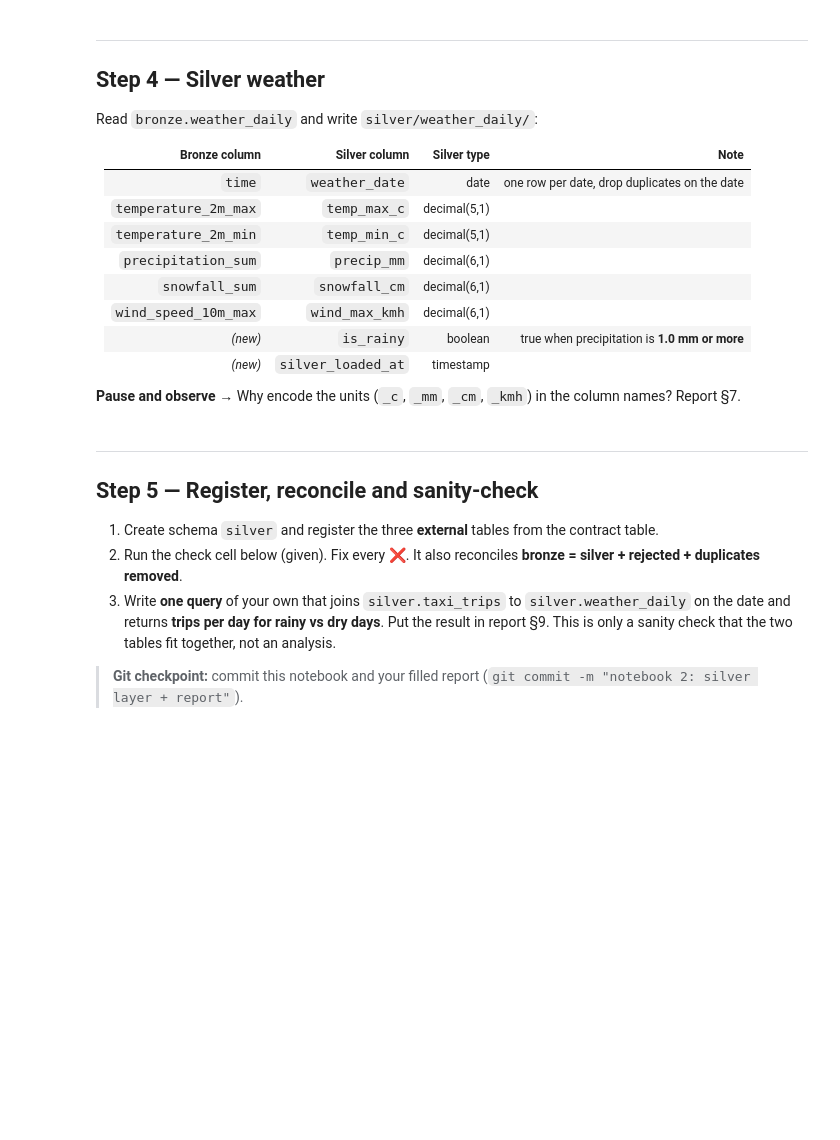
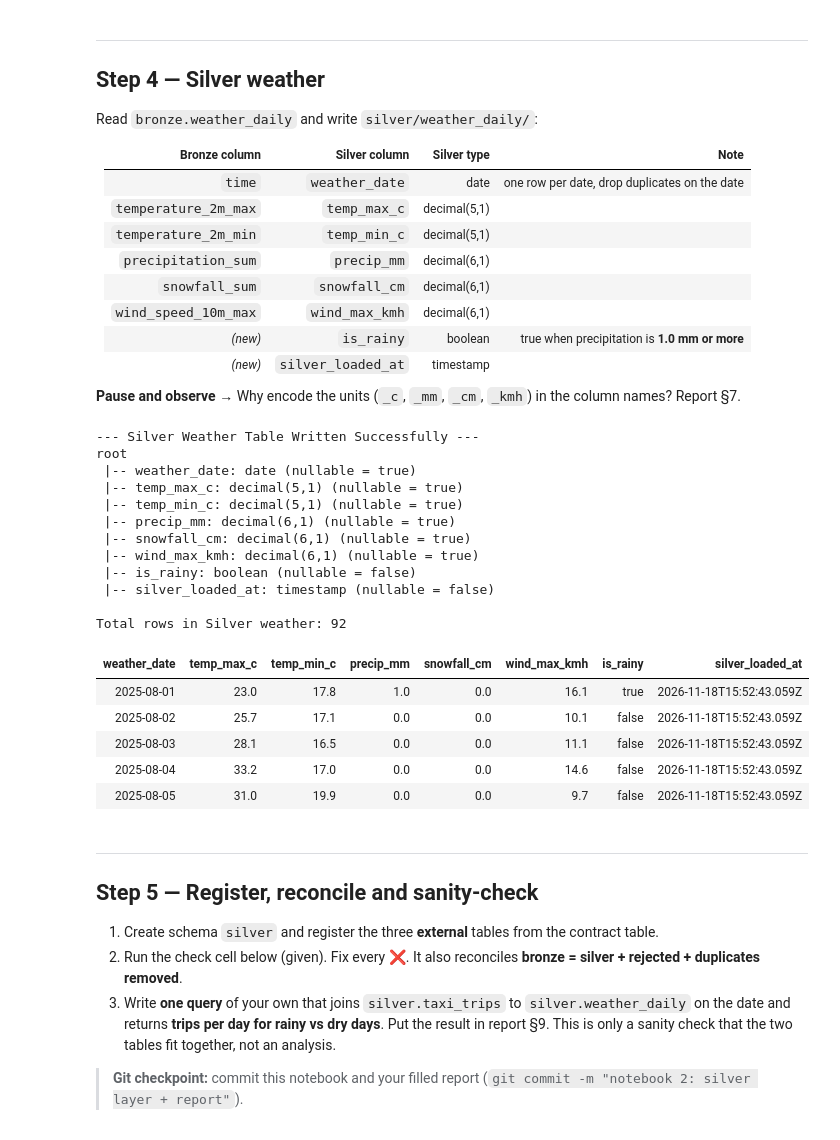
Before and after one commit to rashmikt/databricks-adls-silver, a Jupyter notebook: starter/02_build_silver.ipynb, the cells around one changed output. Saved outputs shown, nothing was run; the diff lists cells and outputs as text; code cells hidden in the pictures; blank space fills up the shorter version.

Commit message:
notebook 2: silver layer, 14/14 checks

```diff
--- a/starter/02_build_silver.ipynb
+++ b/starter/02_build_silver.ipynb
@@ -132,3 +354,63 @@ Read `bronze.weather_daily` and write `silver/weather_daily/`:
+# %%
+from pyspark.sql.functions import col, when, current_timestamp, to_date, lit
+
+# 1. Read the Bronze weather table
+df_bronze_weather = spark.table(f"{CATALOG}.bronze.weather_daily")
+
+# 2. Transform, cast, and map columns to Silver weather specifications
+df_silver_weather = (
+    df_bronze_weather
+    .withColumn("weather_date", to_date(col("time")))
+    .withColumn("temp_max_c", col("temperature_2m_max").cast("decimal(5,1)"))
+    .withColumn("temp_min_c", col("temperature_2m_min").cast("decimal(5,1)"))
+    .withColumn("precip_mm", col("precipitation_sum").cast("decimal(6,1)"))
+    .withColumn("snowfall_cm", col("snowfall_sum").cast("decimal(6,1)"))
+    .withColumn("wind_max_kmh", col("wind_speed_10m_max").cast("decimal(6,1)"))
+    .withColumn("is_rainy", when(col("precipitation_sum") >= 1.0, lit(True)).otherwise(lit(False)))
+    .withColumn("silver_loaded_at", current_timestamp())
+    # Drop duplicates on the weather date to ensure 1 row per date
+    .dropDuplicates(["weather_date"])
+    # Select columns in the exact order requested
+    .select(
+        "weather_date", "temp_max_c", "temp_min_c", "precip_mm",
+        "snowfall_cm", "wind_max_kmh", "is_rainy", "silver_loaded_at"
+    )
+)
+
+# 3. Write to Silver weather Delta table
+silver_weather_path = f"{BASE}/silver/weather_daily/"
+
+(
+    df_silver_weather.write
+    .format("delta")
+    .mode("overwrite")
+    .option("mergeSchema", "true")
+    .save(silver_weather_path)
+)
+
+print("--- Silver Weather Table Written Successfully ---")
+df_silver_weather.printSchema()
+print(f"Total rows in Silver weather: {df_silver_weather.count()}")
+display(df_silver_weather.limit(5))
+# %% [output]
+--- Silver Weather Table Written Successfully ---
+root
+ |-- weather_date: date (nullable = true)
+ |-- temp_max_c: decimal(5,1) (nullable = true)
+ |-- temp_min_c: decimal(5,1) (nullable = true)
+ |-- precip_mm: decimal(6,1) (nullable = true)
+ |-- snowfall_cm: decimal(6,1) (nullable = true)
+ |-- wind_max_kmh: decimal(6,1) (nullable = true)
+ |-- is_rainy: boolean (nullable = false)
+ |-- silver_loaded_at: timestamp (nullable = false)
+
+Total rows in Silver weather: 92
+| weather_date | temp_max_c | temp_min_c | precip_mm | snowfall_cm | wind_max_kmh | is_rainy | silver_loaded_at |
+| 2025-08-01 | 23.0 | 17.8 | 1.0 | 0.0 | 16.1 | true | 2026-11-18T15:52:43.059Z |
+| 2025-08-02 | 25.7 | 17.1 | 0.0 | 0.0 | 10.1 | false | 2026-11-18T15:52:43.059Z |
+| 2025-08-03 | 28.1 | 16.5 | 0.0 | 0.0 | 11.1 | false | 2026-11-18T15:52:43.059Z |
+| 2025-08-04 | 33.2 | 17.0 | 0.0 | 0.0 | 14.6 | false | 2026-11-18T15:52:43.059Z |
+| 2025-08-05 | 31.0 | 19.9 | 0.0 | 0.0 | 9.7 | false | 2026-11-18T15:52:43.059Z |
 # %% [markdown]
 ---
 ## Step 5 — Register, reconcile and sanity-check
```
Also changed, not shown: parts of 13 cells of this notebook, 5 other files.
